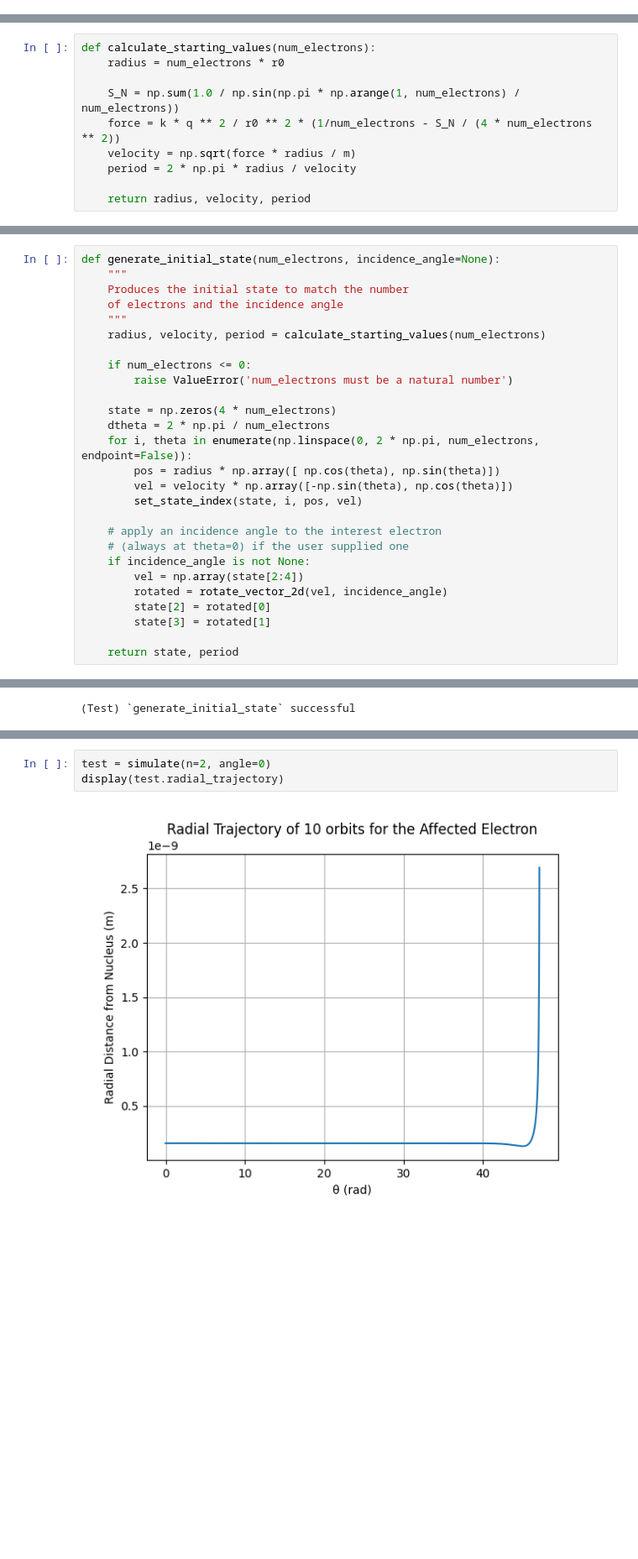
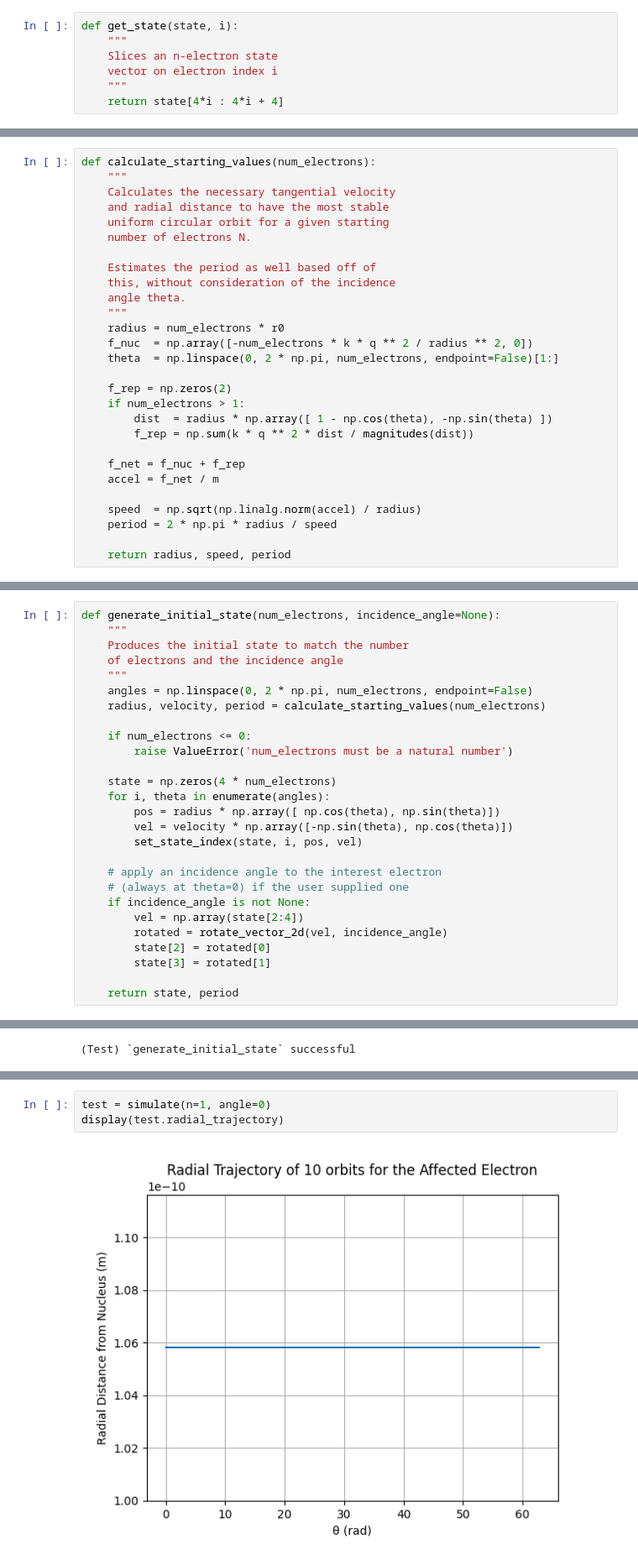
Before and after one commit to mufaro3/physics-210, a Jupyter notebook: Projects/Project 2.ipynb, the cells around one changed output, grey strips where cells are left out. Shown: that part at 84% size. Saved outputs shown, nothing was run; the diff lists cells and outputs as text; blank space fills up the shorter version.

```diff
--- a/Projects/Project 2.ipynb
+++ b/Projects/Project 2.ipynb
@@ -185,0 +202,7 @@ test_get_electron()
+# %%
+def get_state(state, i):
+    """
+    Slices an n-electron state
+    vector on electron index i
+    """
+    return state[4*i : 4*i + 4]
@@ -241,12 +288,30 @@ From there, $a = F/m$ and $v = \sqrt{a/r}$, and $T = \frac{2\pi r}{v}$.
 # %%
 def calculate_starting_values(num_electrons):
+    """
+    Calculates the necessary tangential velocity
+    and radial distance to have the most stable
+    uniform circular orbit for a given starting
+    number of electrons N.
+
+    Estimates the period as well based off of
+    this, without consideration of the incidence
+    angle theta.
+    """
     radius = num_electrons * r0
+    f_nuc  = np.array([-num_electrons * k * q ** 2 / radius ** 2, 0])
+    theta  = np.linspace(0, 2 * np.pi, num_electrons, endpoint=False)[1:]
 
-    S_N = np.sum(1.0 / np.sin(np.pi * np.arange(1, num_electrons) / num_electrons))
-    force = k * q ** 2 / r0 ** 2 * (1/num_electrons - S_N / (4 * num_electrons ** 2))
-    velocity = np.sqrt(force * radius / m)
-    period = 2 * np.pi * radius / velocity
+    f_rep = np.zeros(2)
+    if num_electrons > 1:
+        dist  = radius * np.array([ 1 - np.cos(theta), -np.sin(theta) ])
+        f_rep = np.sum(k * q ** 2 * dist / magnitudes(dist))
 
-    return radius, velocity, period
+    f_net = f_nuc + f_rep
+    accel = f_net / m
+
+    speed  = np.sqrt(np.linalg.norm(accel) / radius)
+    period = 2 * np.pi * radius / speed
+
+    return radius, speed, period
 # %%
 def test_calculate_starting_values():
@@ -266,14 +334,14 @@ def generate_initial_state(num_electrons, incidence_angle=None):
     Produces the initial state to match the number
     of electrons and the incidence angle
     """
+    angles = np.linspace(0, 2 * np.pi, num_electrons, endpoint=False)
     radius, velocity, period = calculate_starting_values(num_electrons)
 
     if num_electrons <= 0:
         raise ValueError('num_electrons must be a natural number')
 
     state = np.zeros(4 * num_electrons)
-    dtheta = 2 * np.pi / num_electrons
-    for i, theta in enumerate(np.linspace(0, 2 * np.pi, num_electrons, endpoint=False)):
+    for i, theta in enumerate(angles):
         pos = radius * np.array([ np.cos(theta), np.sin(theta)])
         vel = velocity * np.array([-np.sin(theta), np.cos(theta)])
         set_state_index(state, i, pos, vel)
@@ -629,10 +705,10 @@ def simulate(n, angle, plot=False):
 
     return figures
 # %%
-test = simulate(n=2, angle=0)
+test = simulate(n=1, angle=0)
 display(test.radial_trajectory)
 # %% [output]
-[figure, old version]
+[figure, new version]
 # %%
 display(test.cartesian_trajectory)
 # %% [output]
```
Also changed, not shown: parts of 40 cells of this notebook.
